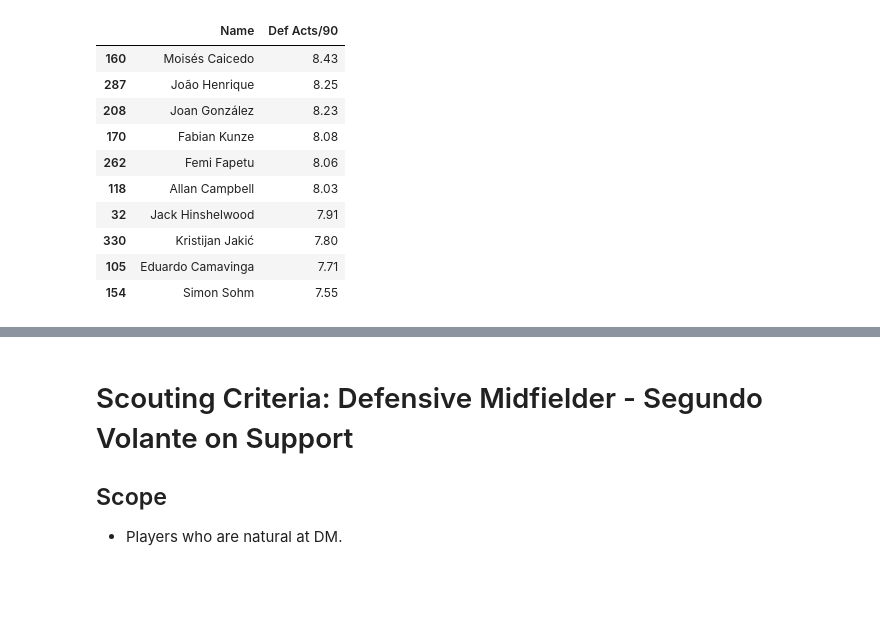
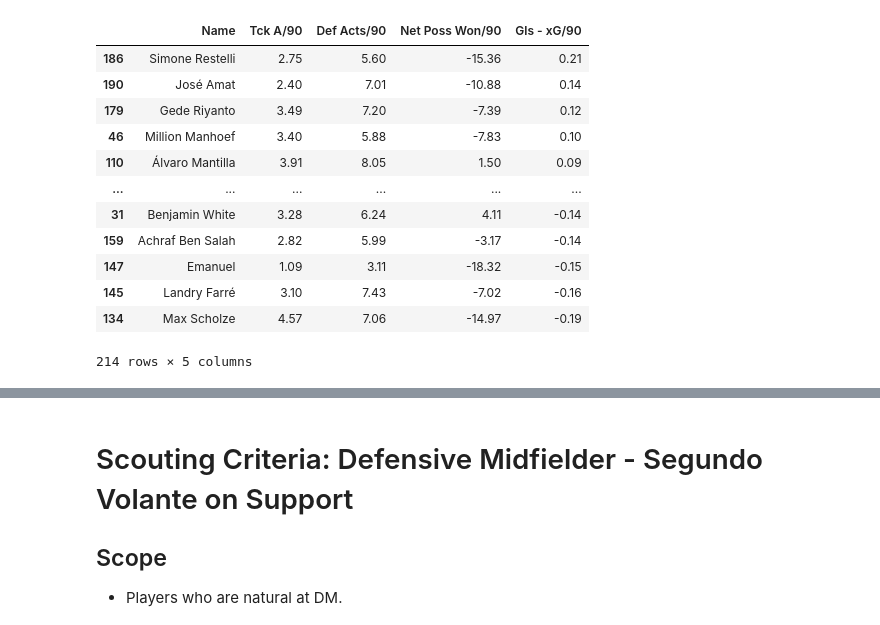
Before and after one commit to bachtran02/fm-data-analysis, a Jupyter notebook: main.ipynb, the cells around one changed output, grey strips where cells are left out. Drawn from its saved outputs; the diff is of its cells as text; code cells hidden in the pictures; blank space fills up the shorter version.

```diff
--- a/main.ipynb
+++ b/main.ipynb
@@ -23,7 +23,9 @@ from highlight_text import fig_text
 # %matplotlib widget
 import ipywidgets as widgets
 # %%
-filepath = 'fm24-data/data/v2/top6_leagues_cdm.html'
+# filepath = 'fm24-data/data/v2/top6_leagues_cdm.html'
+# filepath = 'fm24-data/data/v2/top6_leagues_wingers.html'
+filepath = 'fm24-data/data/v2/top6_leagues_rb.html'
 
 dfs = pd.read_html(filepath, encoding='utf8')
 assert len(dfs) > 0
@@ -356,28 +355,37 @@ display(players)
 # %%
 # Additional metrics
 
 # Defensive Actions
 # "Def Acts/90" - defensive actions per 90
 # > ‘defensive actions’ that are used in the calculation are tackles,
 # > challenges (failed tackles), interceptions, and fouls per 90
 
-# Tck/90 is Tackle Made Per 90, thus we recalculate Tackle Attempts per 90
+# XG Overperformance
+players['Gls - xG/90'] = players['Gls/90'] - players['xG/90']
+
+# Net Possession Won
+players['Net Poss Won/90'] = players['Poss Won/90'] - players['Poss Lost/90']
+
+# Tck/90 is Tackle Made Per 90, thus we recalculate Tackle Attempts per 90 (FM24 doesn't have this stat)
 players['Tck A/90'] = round(players['Tck/90'] / players['Tck R'], 2)
+players['Def Acts/90'] = players['Tck A/90'] + players['Int/90'] + players['Fls/90']
 
-players['Def Acts/90'] = players['Tck A/90'] + players['Int/90'] + players['Fls/90']
-players[['Name', 'Def Acts/90']].sort_values('Def Acts/90', ascending=False).head(10)
+players[['Name', 'Tck A/90', 'Def Acts/90', 'Net Poss Won/90', 'Gls - xG/90']].sort_values('Gls - xG/90', ascending=False)
+# players[['Name', 'Def Acts/90']].sort_values('Def Acts/90', ascending=False).head(10)
 # %% [output]
-|  | Name | Def Acts/90 |
-| 160 | Moisés Caicedo | 8.43 |
-| 287 | João Henrique | 8.25 |
-| 208 | Joan González | 8.23 |
-| 170 | Fabian Kunze | 8.08 |
-| 262 | Femi Fapetu | 8.06 |
-| 118 | Allan Campbell | 8.03 |
-| 32 | Jack Hinshelwood | 7.91 |
-| 330 | Kristijan Jakić | 7.80 |
-| 105 | Eduardo Camavinga | 7.71 |
-| 154 | Simon Sohm | 7.55 |
+|  | Name | Tck A/90 | Def Acts/90 | Net Poss Won/90 | Gls - xG/90 |
+| 186 | Simone Restelli | 2.75 | 5.60 | -15.36 | 0.21 |
+| 190 | José Amat | 2.40 | 7.01 | -10.88 | 0.14 |
+| 179 | Gede Riyanto | 3.49 | 7.20 | -7.39 | 0.12 |
+| 46 | Million Manhoef | 3.40 | 5.88 | -7.83 | 0.10 |
+| 110 | Álvaro Mantilla | 3.91 | 8.05 | 1.50 | 0.09 |
+| ... | ... | ... | ... | ... | ... |
+| 31 | Benjamin White | 3.28 | 6.24 | 4.11 | -0.14 |
+| 159 | Achraf Ben Salah | 2.82 | 5.99 | -3.17 | -0.14 |
+| 147 | Emanuel | 1.09 | 3.11 | -18.32 | -0.15 |
+| 145 | Landry Farré | 3.10 | 7.43 | -7.02 | -0.16 |
+| 134 | Max Scholze | 4.57 | 7.06 | -14.97 | -0.19 |
+214 rows × 5 columns
 # %%
 # Create possession-adjusted metrics
 
```
Also changed, not shown: parts of 22 cells of this notebook, 1 other file.
